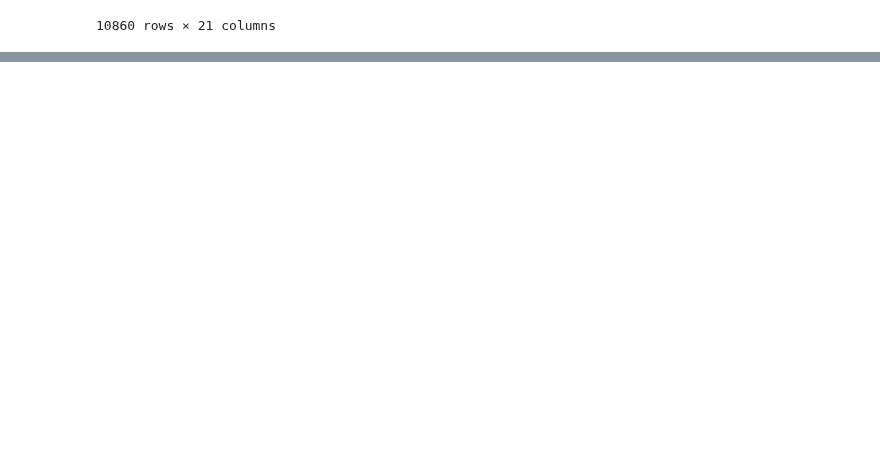
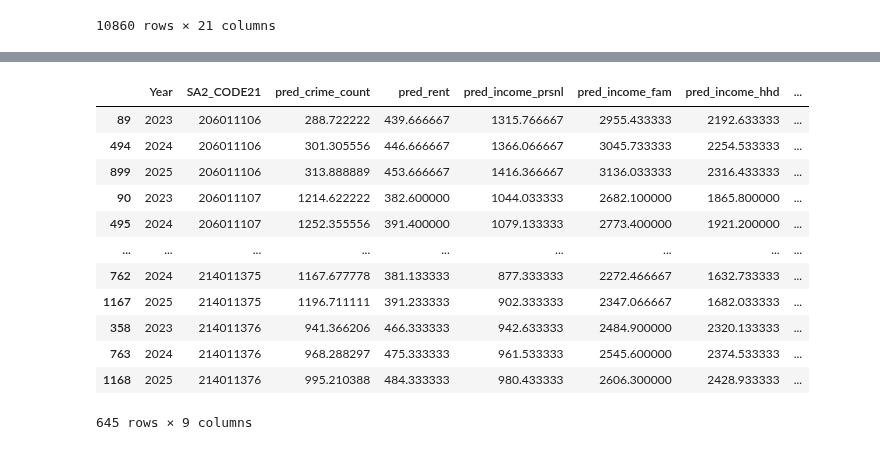
Before and after one commit to MAST30034-Applied-Data-Science/generic-real-estate-consulting-project-group-30, a Jupyter notebook: notebooks/neural_network_model.ipynb, the cells around one changed output, grey strips where cells are left out. Cells and saved outputs as stored; diff of their text form; code cells hidden in the pictures; blank space fills up the shorter version.

```diff
--- a/notebooks/neural_network_model.ipynb
+++ b/notebooks/neural_network_model.ipynb
@@ -603,3 +587,19 @@ cfdf.where(cfdf['Year'] == 2023).dropna()
+# %%
+cfdf
+# %% [output]
+|  | Year | SA2_CODE21 | pred_crime_count | pred_rent | pred_income_prsnl | pred_income_fam | pred_income_hhd | ... |
+| 89 | 2023 | 206011106 | 288.722222 | 439.666667 | 1315.766667 | 2955.433333 | 2192.633333 | ... |
+| 494 | 2024 | 206011106 | 301.305556 | 446.666667 | 1366.066667 | 3045.733333 | 2254.533333 | ... |
+| 899 | 2025 | 206011106 | 313.888889 | 453.666667 | 1416.366667 | 3136.033333 | 2316.433333 | ... |
+| 90 | 2023 | 206011107 | 1214.622222 | 382.600000 | 1044.033333 | 2682.100000 | 1865.800000 | ... |
+| 495 | 2024 | 206011107 | 1252.355556 | 391.400000 | 1079.133333 | 2773.400000 | 1921.200000 | ... |
+| ... | ... | ... | ... | ... | ... | ... | ... | ... |
+| 762 | 2024 | 214011375 | 1167.677778 | 381.133333 | 877.333333 | 2272.466667 | 1632.733333 | ... |
+| 1167 | 2025 | 214011375 | 1196.711111 | 391.233333 | 902.333333 | 2347.066667 | 1682.033333 | ... |
+| 358 | 2023 | 214011376 | 941.366206 | 466.333333 | 942.633333 | 2484.900000 | 2320.133333 | ... |
+| 763 | 2024 | 214011376 | 968.288297 | 475.333333 | 961.533333 | 2545.600000 | 2374.533333 | ... |
+| 1168 | 2025 | 214011376 | 995.210388 | 484.333333 | 980.433333 | 2606.300000 | 2428.933333 | ... |
+645 rows × 9 columns
 # %%
 # join fdf to df_lists
 cfdf_lists = cfdf.join(df_lists[["property_type", "duration_mins", "Bed", "Bath", "Park", "cbd_dist"]],
```
Also changed, not shown: parts of 29 cells of this notebook, 2 other files.
